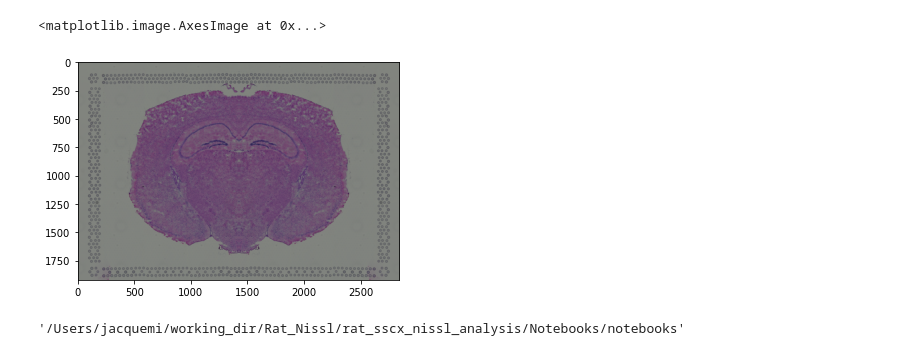
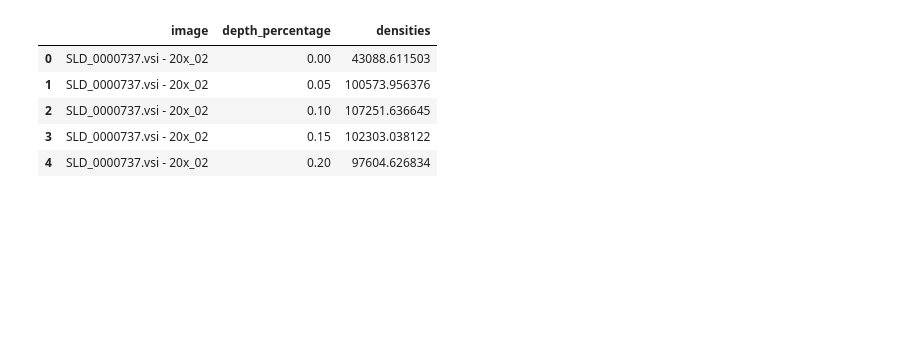
Before and after one commit to jacquemi-bbp/rat_sscx_nissl_analysis, a Jupyter notebook: Notebooks/cells densitiy.ipynb, the cells around one changed output. Saved outputs shown, nothing was run; the diff lists cells and outputs as text; code cells hidden in the pictures; blank space fills up the shorter version.

```diff
--- a/Notebooks/cells densitiy.ipynb
+++ b/Notebooks/cells densitiy.ipynb
@@ -60,9 +6,12 @@ plt.gca().invert_yaxis()
-# %%
-plt.imshow(full_brain_V1_Adult_Mouse_Brain_png_image)
-# %% [output]
-<matplotlib.image.AxesImage at 0x...>
-[figure, removed]
-# %%
-pwd
-# %% [output]
-'/Users/jacquemi/working_dir/Rat_Nissl/rat_sscx_nissl_analysis/Notebooks/notebooks'
+# %%
+file = open('../../Results/Densities/June_6_2023/06062023.pkl', 'rb')
+df = pickle.load(file)
+# %%
+df.head()
+# %% [output]
+|  | image | depth_percentage | densities |
+| 0 | SLD_0000737.vsi - 20x_02 | 0.00 | 43088.611503 |
+| 1 | SLD_0000737.vsi - 20x_02 | 0.05 | 100573.956376 |
+| 2 | SLD_0000737.vsi - 20x_02 | 0.10 | 107251.636645 |
+| 3 | SLD_0000737.vsi - 20x_02 | 0.15 | 102303.038122 |
+| 4 | SLD_0000737.vsi - 20x_02 | 0.20 | 97604.626834 |
```
Also changed, not shown: parts of 10 cells of this notebook, 3 other files.
